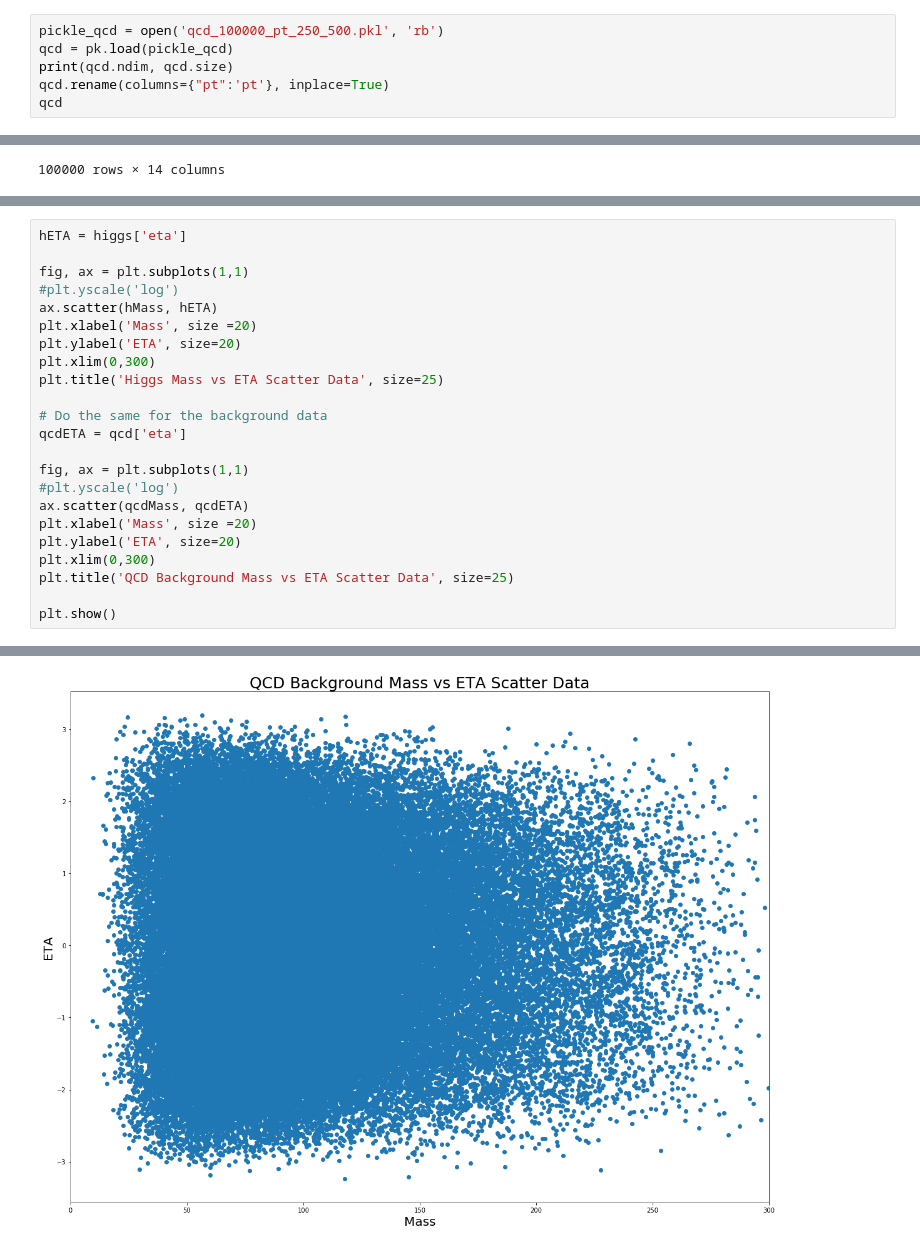
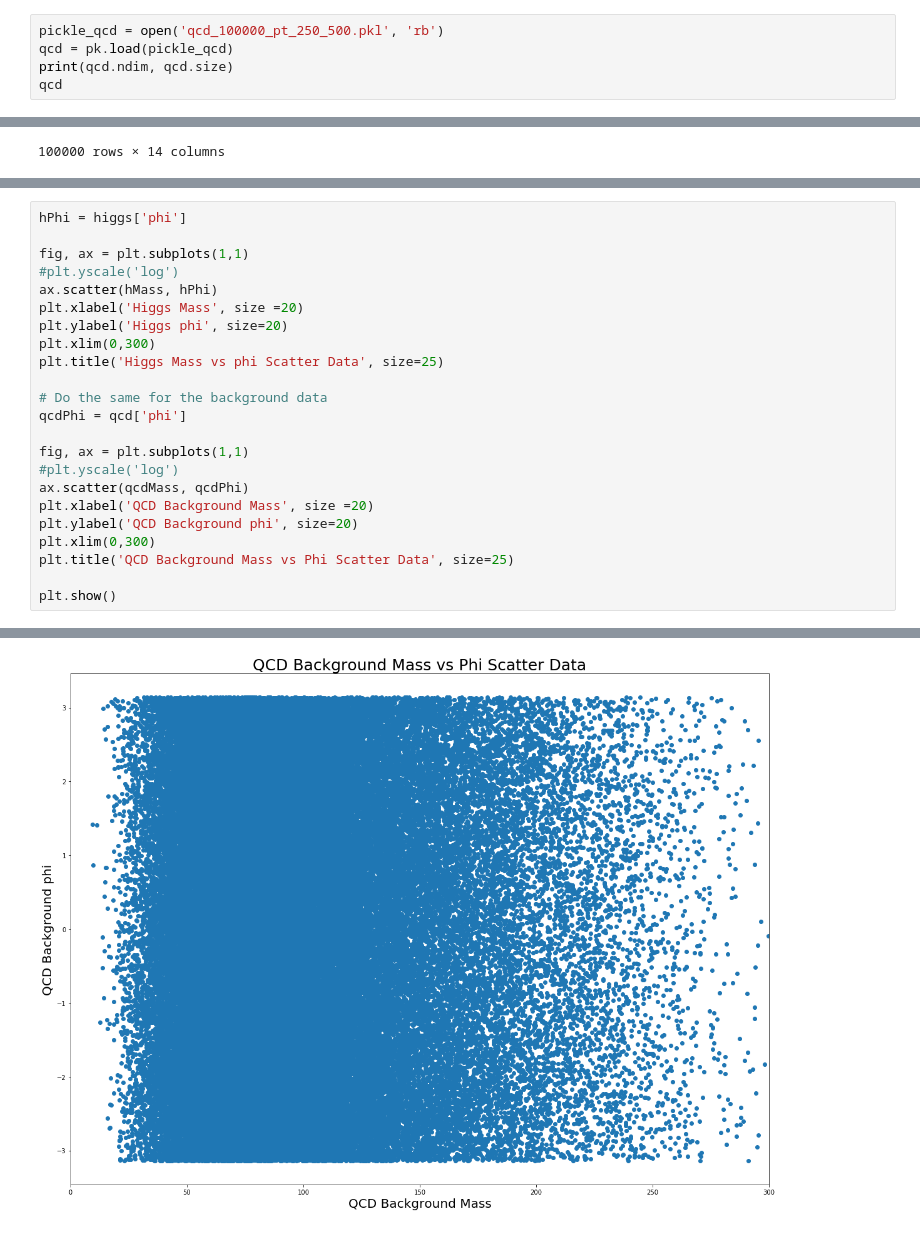
Before and after one commit to jbc1216/434-Portfolio, a Jupyter notebook: FinchCarr_Lab05.ipynb, the cells around one changed output, grey strips where cells are left out. Drawn from its saved outputs; the diff is of its cells as text.

```diff
--- a/FinchCarr_Lab05.ipynb
+++ b/FinchCarr_Lab05.ipynb
@@ -38,7 +38,6 @@ higgs
 pickle_qcd = open('qcd_100000_pt_250_500.pkl', 'rb')
 qcd = pk.load(pickle_qcd)
 print(qcd.ndim, qcd.size)
-qcd.rename(columns={"pt":'pt'}, inplace=True)
 qcd
 # %% [output]
 2 1400000
@@ -128,24 +182,24 @@ len(masswindow),
 # %%
-hETA = higgs['eta']
+hPhi = higgs['phi']
 
 fig, ax = plt.subplots(1,1)
 #plt.yscale('log')
-ax.scatter(hMass, hETA)
-plt.xlabel('Mass', size =20)
-plt.ylabel('ETA', size=20)
+ax.scatter(hMass, hPhi)
+plt.xlabel('Higgs Mass', size =20)
+plt.ylabel('Higgs phi', size=20)
 plt.xlim(0,300)
-plt.title('Higgs Mass vs ETA Scatter Data', size=25)
+plt.title('Higgs Mass vs phi Scatter Data', size=25)
 
 # Do the same for the background data
-qcdETA = qcd['eta']
+qcdPhi = qcd['phi']
 
 fig, ax = plt.subplots(1,1)
 #plt.yscale('log')
-ax.scatter(qcdMass, qcdETA)
-plt.xlabel('Mass', size =20)
-plt.ylabel('ETA', size=20)
+ax.scatter(qcdMass, qcdPhi)
+plt.xlabel('QCD Background Mass', size =20)
+plt.ylabel('QCD Background phi', size=20)
 plt.xlim(0,300)
-plt.title('QCD Background Mass vs ETA Scatter Data', size=25)
+plt.title('QCD Background Mass vs Phi Scatter Data', size=25)
 
 plt.show()
 # %% [output]
@@ -153 +207 @@ plt.show()
-[figure, old version]
+[figure, new version]
```
Also changed, not shown: parts of 10 cells of this notebook.
